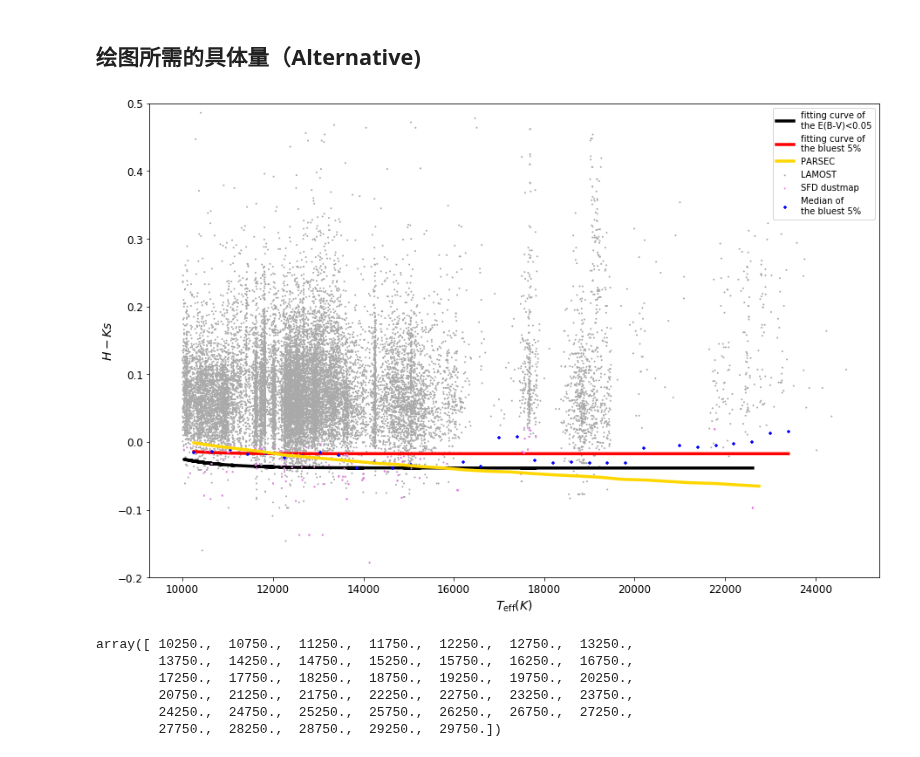
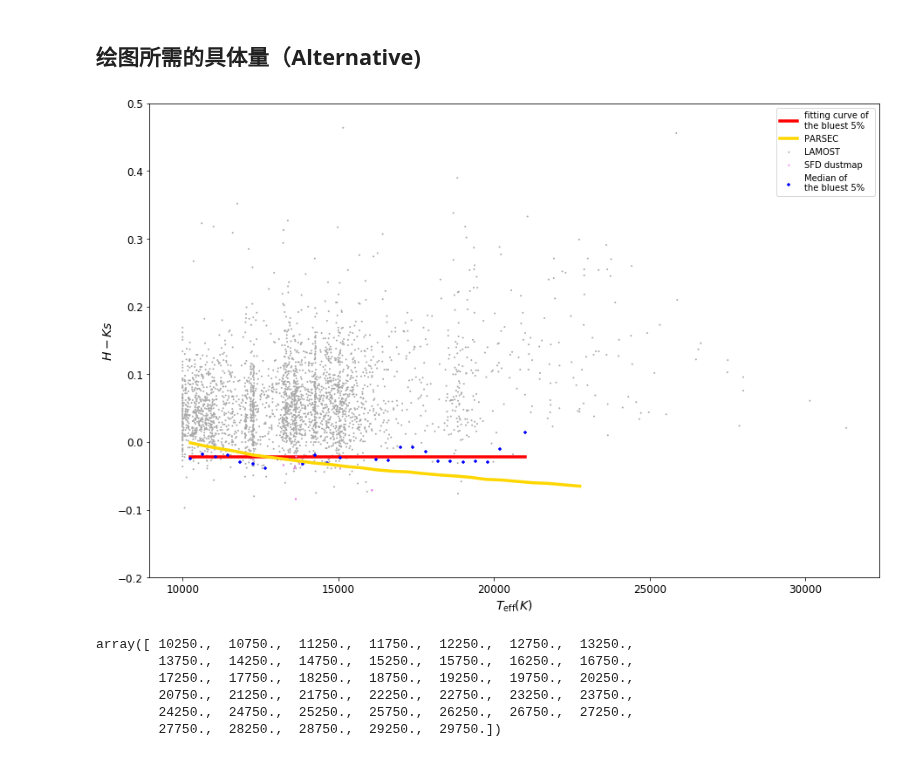
Before and after one commit to DengDingshan/OBIC_serious, a Jupyter notebook: LAMOST_fitcurve_pandas-New2.ipynb, the cells around one changed output. Cells and saved outputs as stored; diff of their text form; code cells hidden in the pictures.

Commit message:
10.7 teff_modify
修正了三簇 但效果不理想

```diff
--- a/LAMOST_fitcurve_pandas-New2.ipynb
+++ b/LAMOST_fitcurve_pandas-New2.ipynb
@@ -41,7 +41,7 @@ data_dir = '/Users/SY/Desktop/obic/data/'
 #data_dir = '/Users/dengdingshan/Documents/data/obic/'
 # %%
 #read as pandas
-starcatalog_fram = pd.read_csv(data_dir + 'lamost_sfd_2mass.csv')
+starcatalog_fram = pd.read_csv(data_dir + 'lamost_8582_2mass_new.csv')
 
 ###########
 
@@ -367,7 +366,7 @@ ratio_SFD = 5
 int_teff,int_color,data_final,SFD_tbl_ratio = data(teff_start,rat,low_crit,ratio_SFD,slide_index)
 
 print(type(int_teff))
-int_teff_fit = list(np.array(int_teff)/8000)
+int_teff_fit = list(np.array(int_teff)/10000)
 
 def func(x, a, b, c):
     return a * np.exp(-b * x) + c
@@ -500,7 +497,7 @@ savename1 = save + date_now + cc1 + cc2 + 'logg3'+'.png'
 savename2 = save + date_now + cc1 + '_HR_' + cc2 +'.png'
 savename3 = save + date_now + 'errteff.png'
 
-savename5 = save + date_now + cc1 + cc2 + 'FEH'+'Plus'+'.png'
+savename5 = save + date_now + cc1 + cc2 + 'FEH'+'Plus'+'8582'+'.png'
 savename6 = save + date_now + cc1 + cc2 + 'FEH'+'Plus'+'_sdssno'+'.png'
 savename7 = save + date_now + cc1 + cc2 + 'FEH'+'Plus'+'galexyes'+'.png'
 # %%
@@ -545,7 +541,7 @@ plt.scatter(starcatalog_fram_fil[teff], starcatalog_fram_fil[color1]-starcatalog
 plt.scatter(SFD_catalog_teff,SFD_catalog_color,alpha=1,edgecolors='None',c='violet',s=4,label='SFD dustmap',zorder=2)
 
 # SFD fitcurve
-plt.plot(SFD_catalog_teff, SFD_vals, c='black',linewidth = 3.5,label='fitting curve of \nthe E(B-V)<0.05',zorder=1)
+#plt.plot(SFD_catalog_teff, SFD_vals, c='black',linewidth = 3.5,label='fitting curve of \nthe E(B-V)<0.05',zorder=1)
 
 # ic plot from blue edge
 plt.plot(int_teff, colorvals, c='r',linewidth = 3.5,label='fitting curve of \nthe bluest 5%',zorder=1,alpha=1)
@@ -555,34 +551,34 @@ plt.scatter(int_teff, int_color, edgecolors='None',c='b', marker = '+',s=11,labe
 
 # ic from Allen's work
 # plt.scatter(BBFrame_fil['Teff'],BBFrame_fil['J-H'],c='lime',s=11,label='Allen',zorder=2)
 
 #ic from parsec
 #plt.scatter(parsec_teff,parsec_color,c='gold',s=5,label='PARSEC',zorder=2)
 plt.plot(parsec_teff, parsec_color, c='gold',linewidth = 3.5,label='PARSEC',zorder=2,alpha=1)
 ### Draw the plot
 
 # plt.xlabel('$T_\mathrm{eff}$'); plt.ylabel(ylabel)
 #plt.scatter(BBFrame_fil['Teff'],BBFrame_fil['J-H'],c='lightgreen',s=15,label='Allen')
 
 plt.legend(loc='upper right')
 #new_ticks = np.linspace(-1,2,7)
 #plt.yticks(new_ticks)
 
 # plt.ylim(np.min(starcatalog_fram_fil[color1] - starcatalog_fram_fil[color2]) - 0.5,\
 #         np.max(starcatalog_fram_fil[color1] - starcatalog_fram_fil[color2]))
 #plt.ylim(np.min(starcatalog_fram_fil[color1] - starcatalog_fram_fil[color2]) - 0.5,\
 #       4)
 
 plt.xticks(fontsize=12)
 plt.yticks(fontsize=12)
 # plt.savefig(savename1,dpi=200)
 
 plt.ylim(-0.2,0.5)
 plt.savefig(savename5,dpi=200)
 
 plt.show()
 # %% [output]
-[figure, old version]
+[figure, new version]
 # %%
 parsec_teff
 # %% [output]
```
Also changed, not shown: parts of 5 cells of this notebook.
